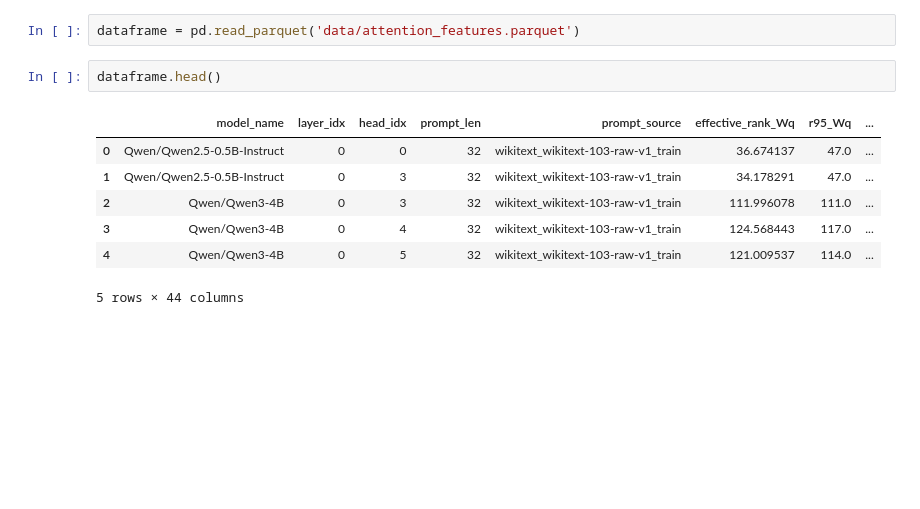
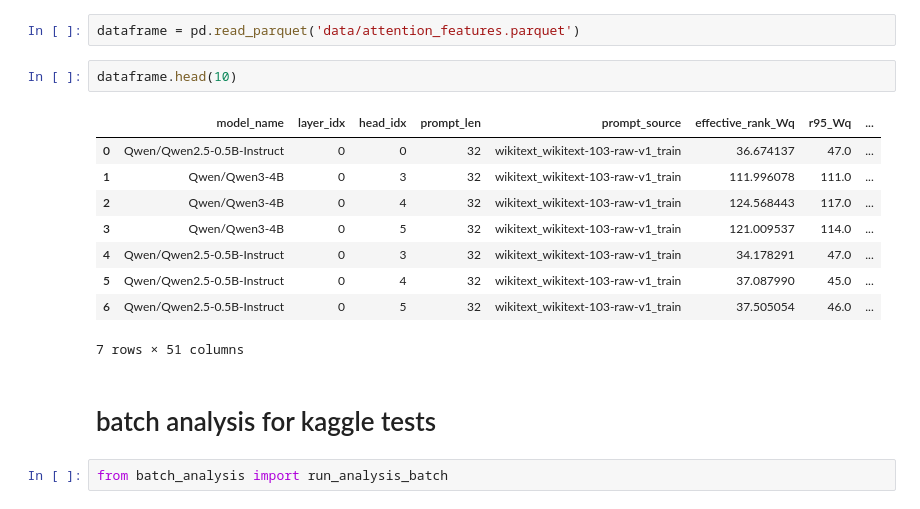
Before and after one commit to raffaeledagostino/sparse-attention-patterns, a Jupyter notebook: dataset.ipynb, the cells around one changed output. Saved outputs shown, nothing was run; the diff lists cells and outputs as text; blank space fills up the shorter version.

```diff
--- a/dataset.ipynb
+++ b/dataset.ipynb
@@ -122,12 +95,18 @@ df.head(5)
 # %%
 dataframe = pd.read_parquet('data/attention_features.parquet')
 # %%
-dataframe.head()
+dataframe.head(10)
 # %% [output]
 |  | model_name | layer_idx | head_idx | prompt_len | prompt_source | effective_rank_Wq | r95_Wq | ... |
 | 0 | Qwen/Qwen2.5-0.5B-Instruct | 0 | 0 | 32 | wikitext_wikitext-103-raw-v1_train | 36.674137 | 47.0 | ... |
-| 1 | Qwen/Qwen2.5-0.5B-Instruct | 0 | 3 | 32 | wikitext_wikitext-103-raw-v1_train | 34.178291 | 47.0 | ... |
-| 2 | Qwen/Qwen3-4B | 0 | 3 | 32 | wikitext_wikitext-103-raw-v1_train | 111.996078 | 111.0 | ... |
-| 3 | Qwen/Qwen3-4B | 0 | 4 | 32 | wikitext_wikitext-103-raw-v1_train | 124.568443 | 117.0 | ... |
-| 4 | Qwen/Qwen3-4B | 0 | 5 | 32 | wikitext_wikitext-103-raw-v1_train | 121.009537 | 114.0 | ... |
+| 1 | Qwen/Qwen3-4B | 0 | 3 | 32 | wikitext_wikitext-103-raw-v1_train | 111.996078 | 111.0 | ... |
+| 2 | Qwen/Qwen3-4B | 0 | 4 | 32 | wikitext_wikitext-103-raw-v1_train | 124.568443 | 117.0 | ... |
+| 3 | Qwen/Qwen3-4B | 0 | 5 | 32 | wikitext_wikitext-103-raw-v1_train | 121.009537 | 114.0 | ... |
+| 4 | Qwen/Qwen2.5-0.5B-Instruct | 0 | 3 | 32 | wikitext_wikitext-103-raw-v1_train | 34.178291 | 47.0 | ... |
+| 5 | Qwen/Qwen2.5-0.5B-Instruct | 0 | 4 | 32 | wikitext_wikitext-103-raw-v1_train | 37.087990 | 45.0 | ... |
+| 6 | Qwen/Qwen2.5-0.5B-Instruct | 0 | 5 | 32 | wikitext_wikitext-103-raw-v1_train | 37.505054 | 46.0 | ... |
-5 rows × 44 columns
+7 rows × 51 columns
+# %% [markdown]
+# batch analysis for kaggle tests
+# %%
+from batch_analysis import run_analysis_batch
```
Also changed, not shown: parts of 7 cells of this notebook, 3 other files.
